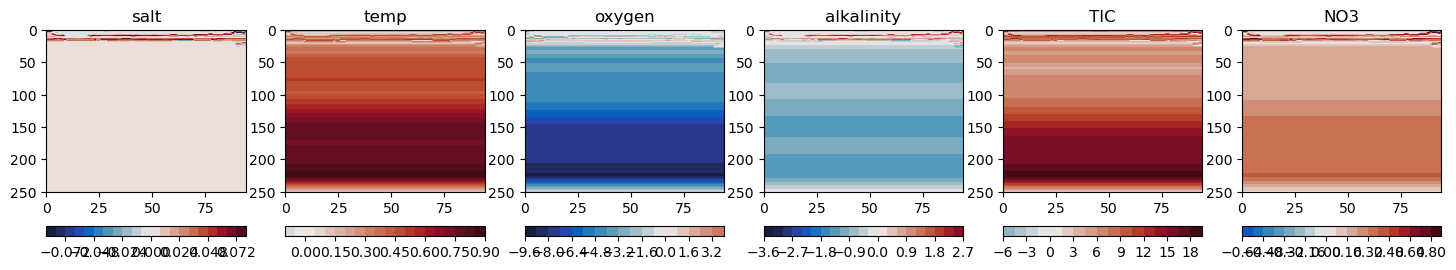
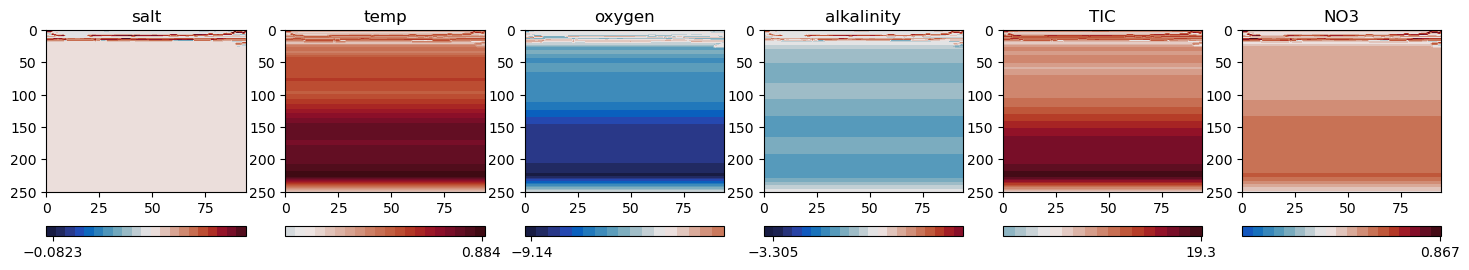
The notebook cell's code change between the first figure and the second:
--- before
+++ after
@@ -28,5 +28,5 @@
 
     cs = ax[i].contourf(X,Y,values,levels=20,cmap=cm.balance,vmin=vmin,vmax=vmax)
-    fig.colorbar(cs, ax=ax[i], location='bottom')
+    fig.colorbar(cs, ax=ax[i], location='bottom',ticks=[vmin,vmax])
     ax[i].set_ylim([250,0])
 

Commit: checking johnstone changes